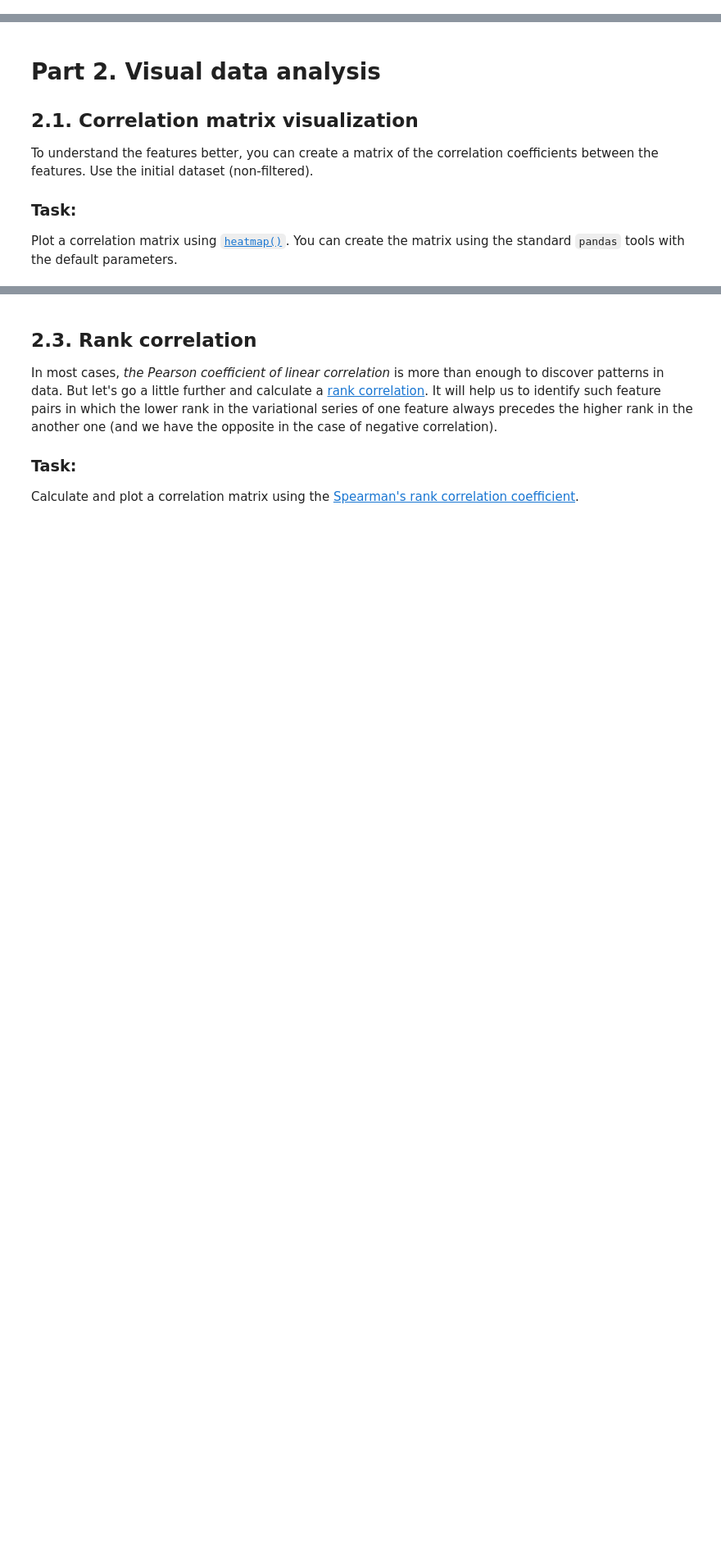
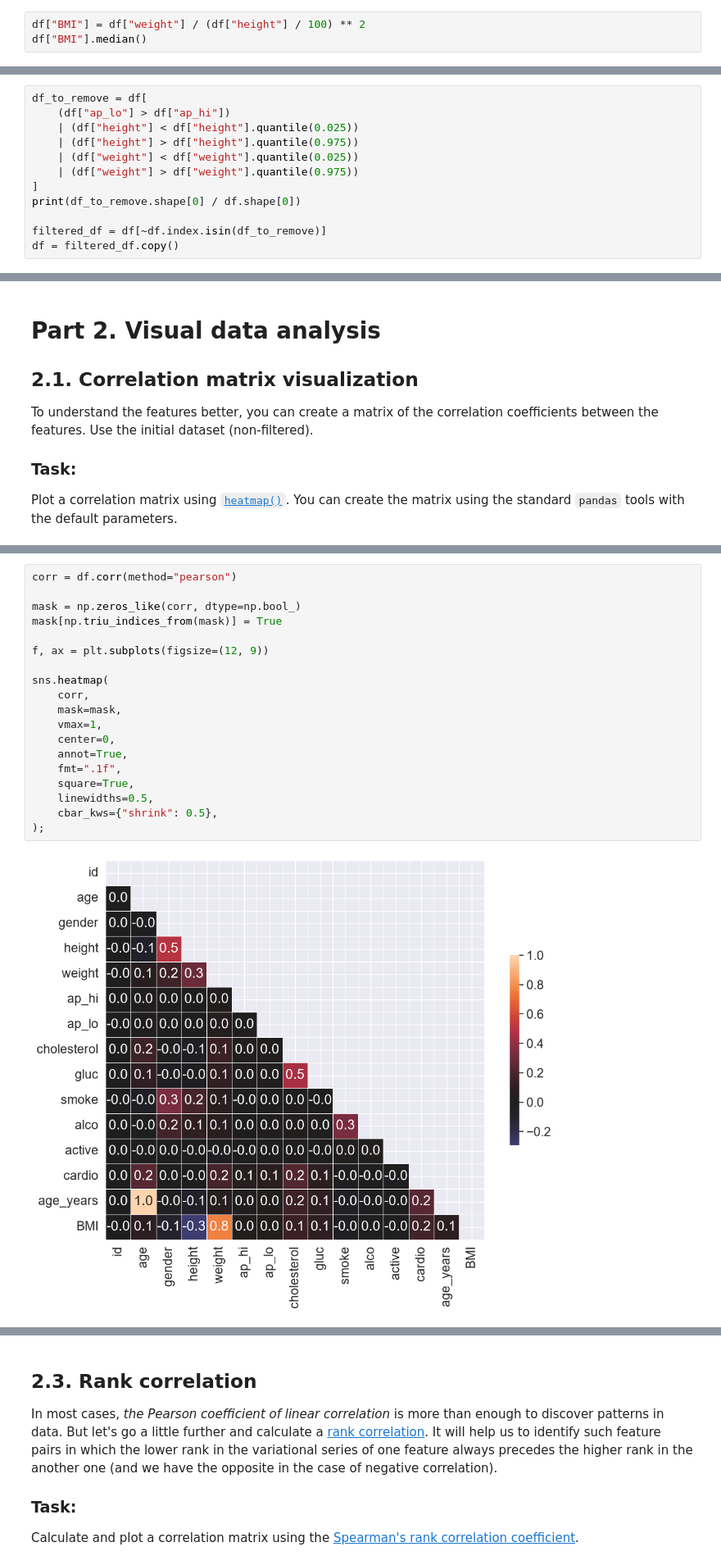
Before and after one commit to esmoliakov/mlcourse_tasks, a Jupyter notebook: a2-demo-analyzing-cardiovascular-data.ipynb, the cells around one changed output, grey strips where cells are left out. Shown at 82% size. Drawn from its saved outputs; the diff is of its cells as text; blank space fills up the shorter version.

```diff
--- a/a2-demo-analyzing-cardiovascular-data.ipynb
+++ b/a2-demo-analyzing-cardiovascular-data.ipynb
@@ -222,0 +298,3 @@ Create a new feature – BMI ([Body Mass Index](https://en.wikipedia.org/wiki/Bo
+# %%
+df["BMI"] = df["weight"] / (df["height"] / 100) ** 2
+df["BMI"].median()
@@ -246,0 +345,12 @@ This is not everything that we can do to clean this data, but this is sufficient
+# %%
+df_to_remove = df[
+    (df["ap_lo"] > df["ap_hi"])
+    | (df["height"] < df["height"].quantile(0.025))
+    | (df["height"] > df["height"].quantile(0.975))
+    | (df["weight"] < df["weight"].quantile(0.025))
+    | (df["weight"] > df["weight"].quantile(0.975))
+]
+print(df_to_remove.shape[0] / df.shape[0])
+
+filtered_df = df[~df.index.isin(df_to_remove)]
+df = filtered_df.copy()
@@ -266,3 +376,24 @@ Plot a correlation matrix using [`heatmap()`](http://seaborn.pydata.org/generate
+# %%
+corr = df.corr(method="pearson")
+
+mask = np.zeros_like(corr, dtype=np.bool_)
+mask[np.triu_indices_from(mask)] = True
+
+f, ax = plt.subplots(figsize=(12, 9))
+
+sns.heatmap(
+    corr,
+    mask=mask,
+    vmax=1,
+    center=0,
+    annot=True,
+    fmt=".1f",
+    square=True,
+    linewidths=0.5,
+    cbar_kws={"shrink": 0.5},
+);
+# %% [output]
+[figure, added]
 # %% [markdown]
 ** Question 2.1. (1 point).** Which pair of features has the strongest Pearson's correlation with the *gender* feature?
 
```
Also changed, not shown: parts of 34 cells of this notebook.
